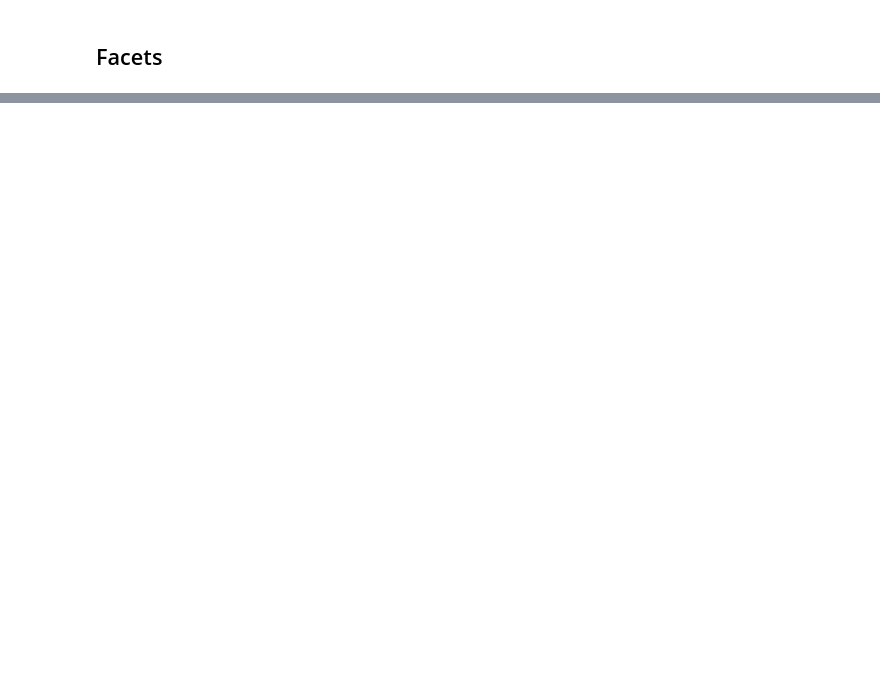
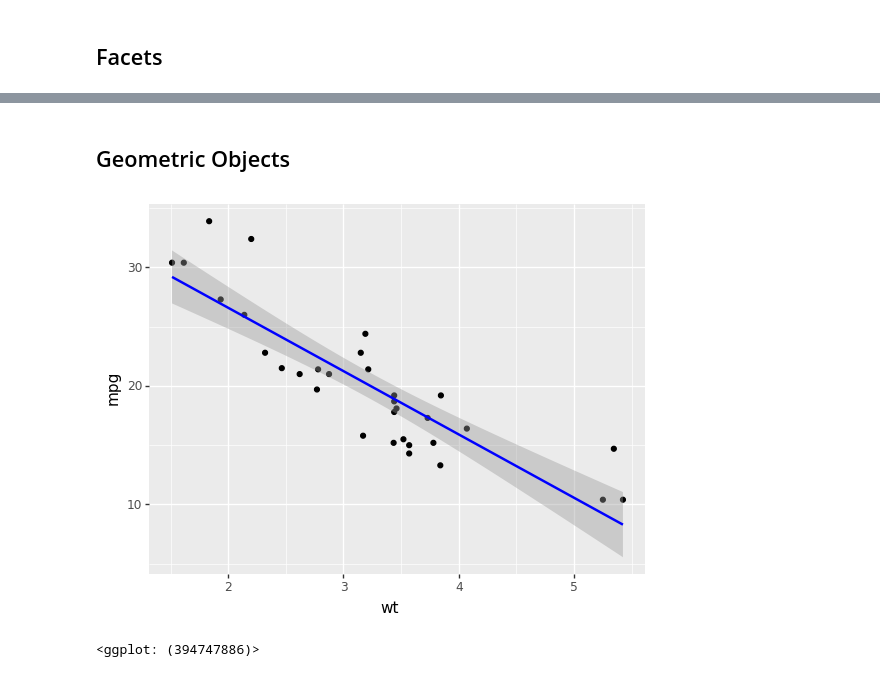
Before and after one commit to adroit-ds/plotnine, a Jupyter notebook: plotnine-notebook.ipynb, the cells around one changed output, grey strips where cells are left out. Cells and saved outputs as stored; diff of their text form; code cells hidden in the pictures; blank space fills up the shorter version.

```diff
--- a/plotnine-notebook.ipynb
+++ b/plotnine-notebook.ipynb
@@ -92,0 +96,10 @@ plot
+# %% [markdown]
+## Geometric Objects
+# %%
+(ggplot(data=mtcars)
+ + geom_point(aes("wt", "mpg"))
+ + geom_smooth(aes("wt", "mpg"), color="blue", method='lm')
+)
+# %% [output]
+[figure, added]
+<ggplot: (394747886)>
```
Also changed, not shown: parts of 17 cells of this notebook.
